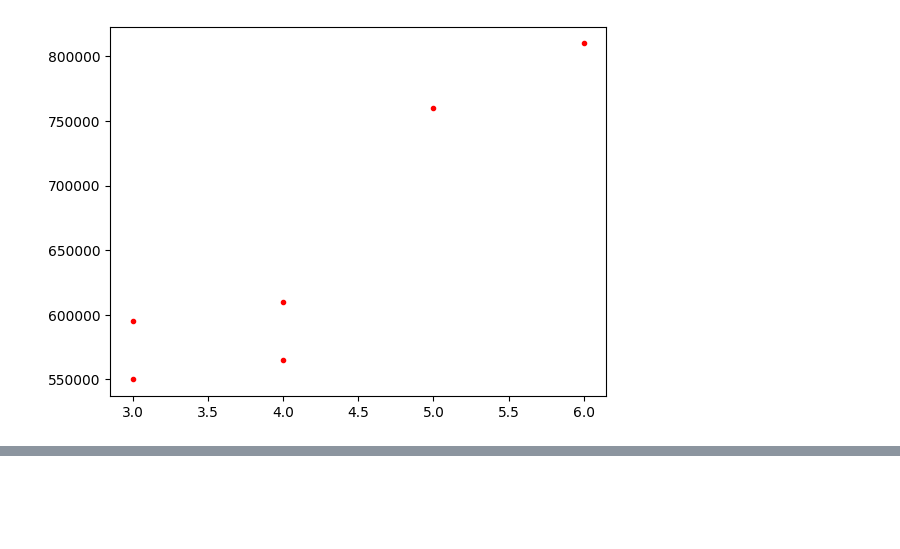
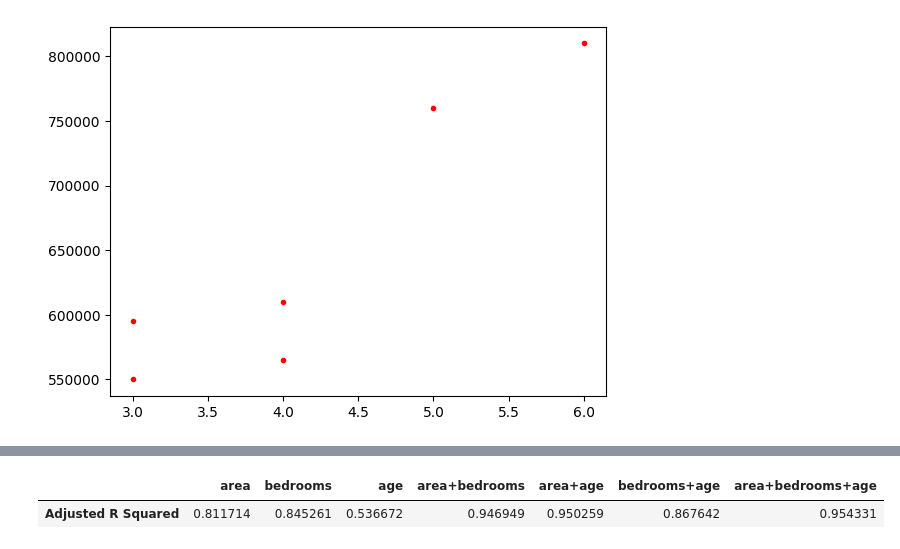
Before and after one commit to Aayush181509/AI-Workshop, a Jupyter notebook: Linear_Regression.ipynb, the cells around one changed output, grey strips where cells are left out. Cells and saved outputs as stored; diff of their text form; code cells hidden in the pictures; blank space fills up the shorter version.

```diff
--- a/Linear_Regression.ipynb
+++ b/Linear_Regression.ipynb
@@ -200,0 +265,10 @@ plt.scatter(df_home_prices.bedrooms,df_home_prices.price,color='red',marker='.')
+# %%
+results = {
+
+    "Adjusted R Squared":list()
+}
+
+## Calculating Adjusted r2 from r2 score
+def adjusted_r2(r2, n, d):
+  adj_r2 = 1-((1-r2)*(n-1)/(n-d-1))
+  results["Adjusted R Squared"].append(adj_r2)
@@ -200,0 +291,5 @@ plt.scatter(df_home_prices.bedrooms,df_home_prices.price,color='red',marker='.')
+# %%
+adjusted_r2_df
+# %% [output]
+|  | area | bedrooms | age | area+bedrooms | area+age | bedrooms+age | area+bedrooms+age |
+| Adjusted R Squared | 0.811714 | 0.845261 | 0.536672 | 0.946949 | 0.950259 | 0.867642 | 0.954331 |
```
Also changed, not shown: parts of 20 cells of this notebook, 1 other file.
